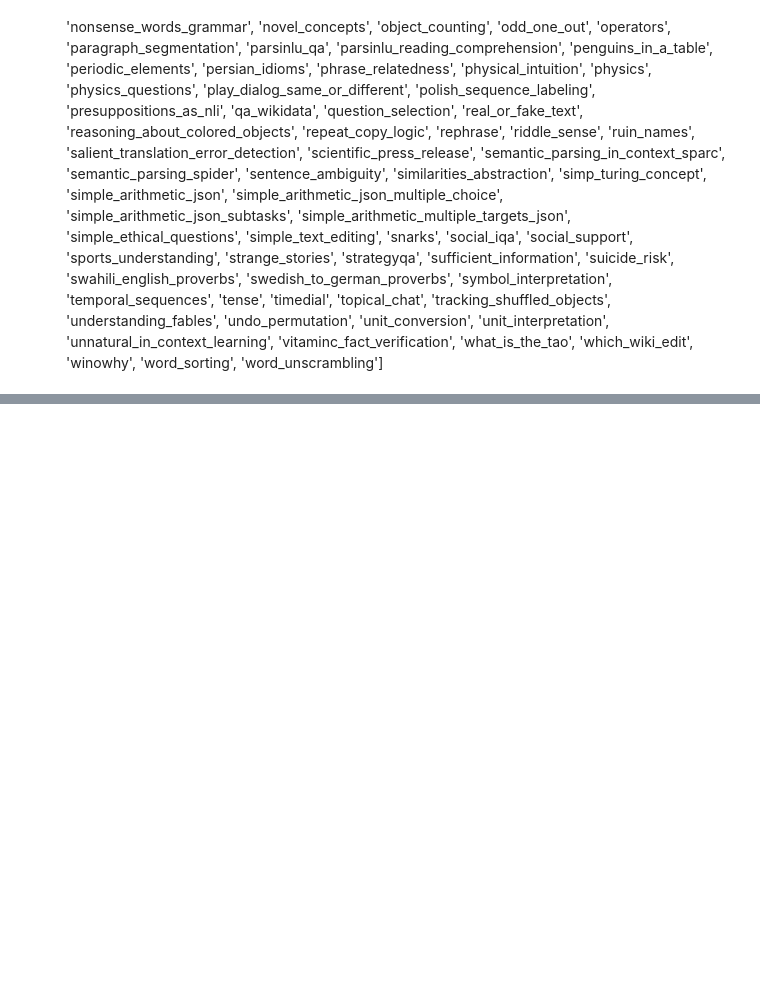
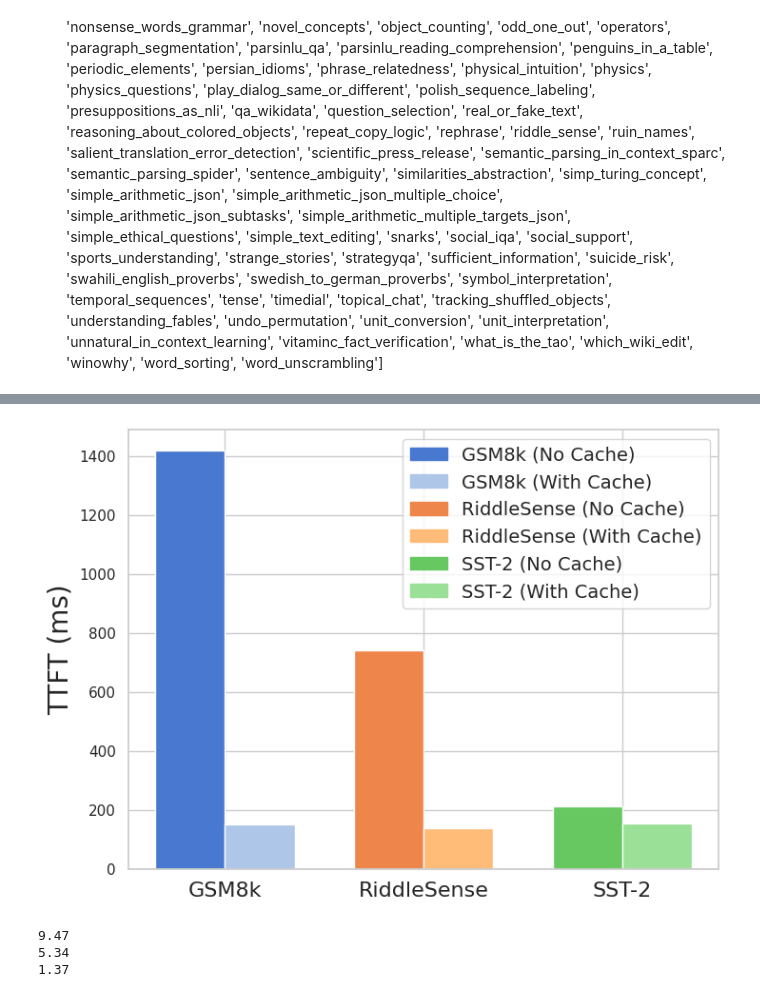
Before and after one commit to runamu/sysproj_icl_cache, a Jupyter notebook: dataset_analysis.ipynb, the cells around one changed output, grey strips where cells are left out. Saved outputs shown, nothing was run; the diff lists cells and outputs as text; code cells hidden in the pictures; blank space fills up the shorter version.

```diff
--- a/dataset_analysis.ipynb
+++ b/dataset_analysis.ipynb
@@ -439,0 +486,52 @@ except Exception as e:
+# %%
+import matplotlib.pyplot as plt
+import numpy as np
+
+# Categories and values
+categories = ['GSM8k', 'RiddleSense', 'SST-2']
+values1 = [1420.1, 742.9, 211.97]  # First set of values
+values2 = [150.01, 139.2, 154.86]  # Second set of values
+
+
+# Define positions and bar width
+x = np.arange(len(categories))  # Positions for bars
+width = 0.35  # Width of bars
+
+# Colors with different brightness
+colors1 = ['#4878d0', '#ee854a', '#67c761']  # Original colors (blue, orange, green)
+colors2 = ['#aec7e8', '#ffbb78', '#9be097']  # Lighter versions
+
+# Create the plot
+plt.figure(figsize=(8, 6))
+plt.bar(x - width/2, values1, width, label='Set 1', color=colors1)
+plt.bar(x + width/2, values2, width, label='Set 2', color=colors2)
+
+# Add labels, title, and legend
+# plt.title('Latency With and Without Cache', fontsize=20)
+# plt.xlabel('Categories', fontsize=12)
+plt.ylabel('TTFT (ms)', fontsize=20) # Prefill latency
+plt.xticks(x, categories, fontsize=16)
+# plt.legend()
+
+# Manually create a legend with all colors
+legend_handles = [
+    plt.Rectangle((0, 0), 1, 1, color=colors1[0], label='GSM8k (No Cache)'),
+    plt.Rectangle((0, 0), 1, 1, color=colors2[0], label='GSM8k (With Cache)'),
+    plt.Rectangle((0, 0), 1, 1, color=colors1[1], label='RiddleSense (No Cache)'),
+    plt.Rectangle((0, 0), 1, 1, color=colors2[1], label='RiddleSense (With Cache)'),
+    plt.Rectangle((0, 0), 1, 1, color=colors1[2], label='SST-2 (No Cache)'),
+    plt.Rectangle((0, 0), 1, 1, color=colors2[2], label='SST-2 (With Cache)'),
+]
+plt.legend(handles=legend_handles, fontsize=14, loc='upper right')
+
+# Show the plot
+plt.show()
+# %% [output]
+[figure, added]
+# %%
+for v1, v2 in zip(values1, values2):
+    print(f'{v1 / v2:.2f}')
+# %% [output]
+9.47
+5.34
+1.37
```
Also changed, not shown: parts of 6 cells of this notebook, 2 other files.
